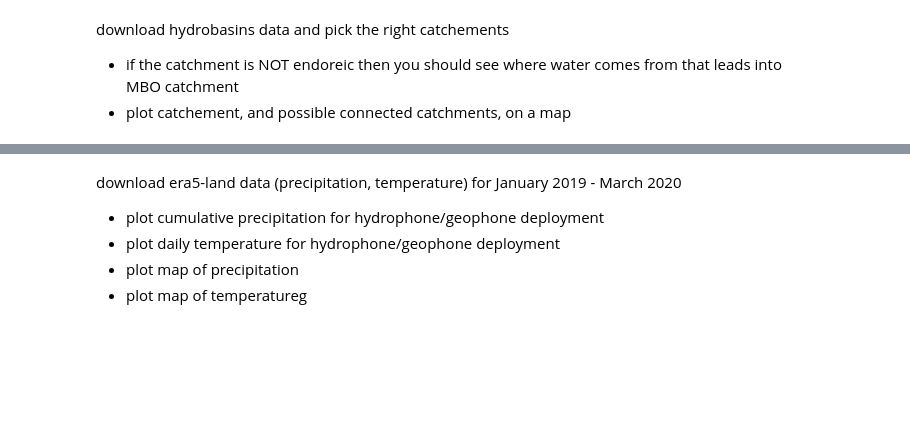
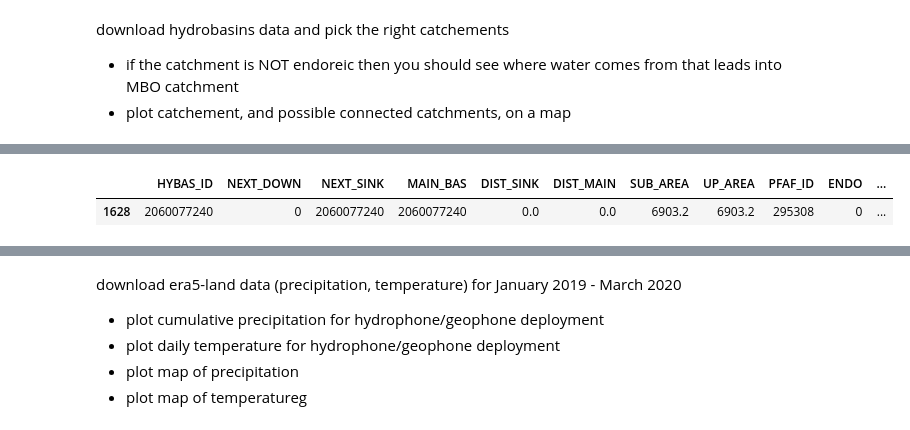
Before and after one commit to SerpRateAI/oman-climate, a Jupyter notebook: precipitation.ipynb, the cells around one changed output, grey strips where cells are left out. Cells and saved outputs as stored; diff of their text form; code cells hidden in the pictures; blank space fills up the shorter version.

```diff
--- a/precipitation.ipynb
+++ b/precipitation.ipynb
@@ -5,0 +51,5 @@ download hydrobasins data and pick the right catchements
+# %%
+selected
+# %% [output]
+|  | HYBAS_ID | NEXT_DOWN | NEXT_SINK | MAIN_BAS | DIST_SINK | DIST_MAIN | SUB_AREA | UP_AREA | PFAF_ID | ENDO | ... |
+| 1628 | 2060077240 | 0 | 2060077240 | 2060077240 | 0.0 | 0.0 | 6903.2 | 6903.2 | 295308 | 0 | ... |
```
Also changed, not shown: parts of 7 cells of this notebook, 1 other file.
